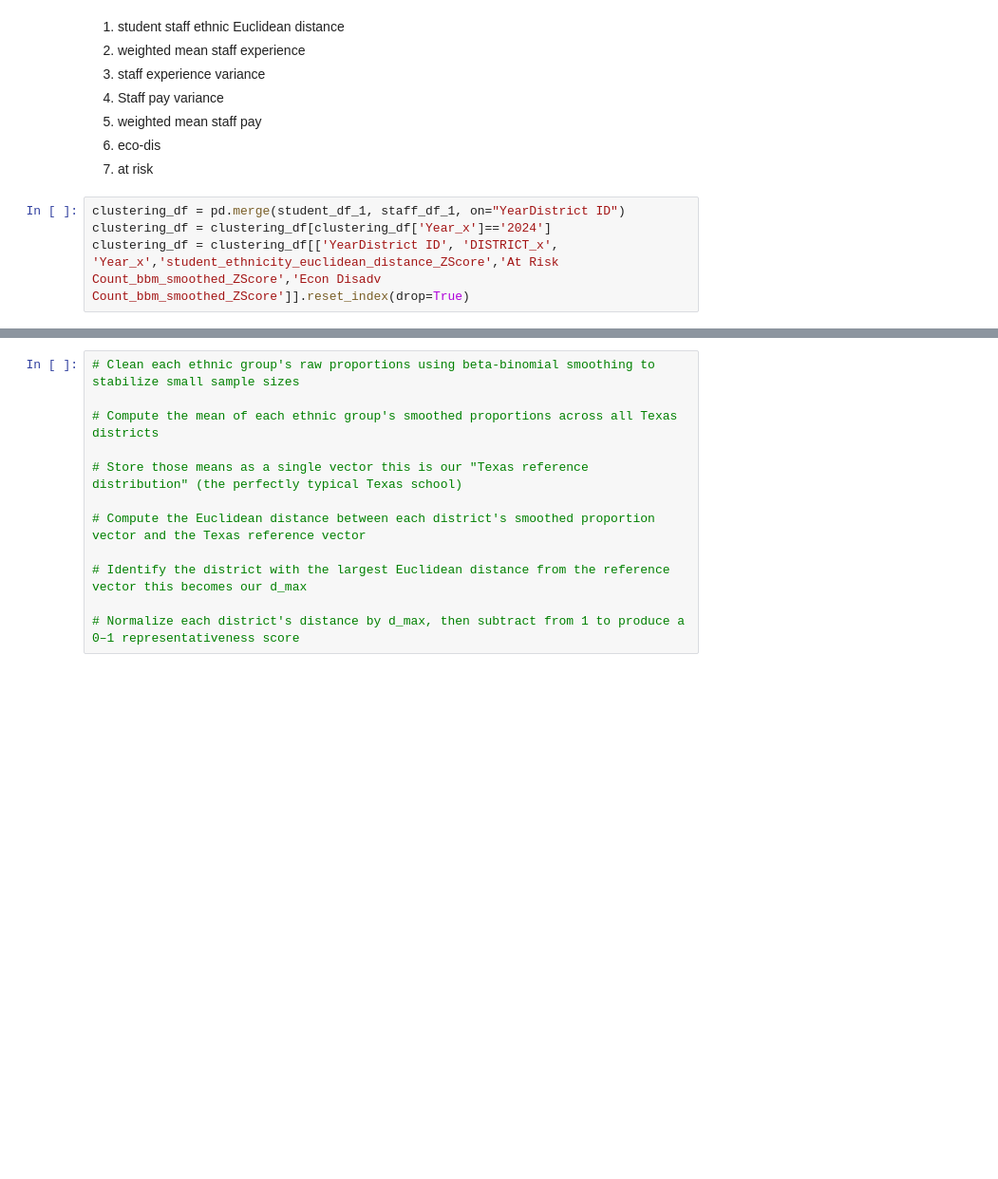
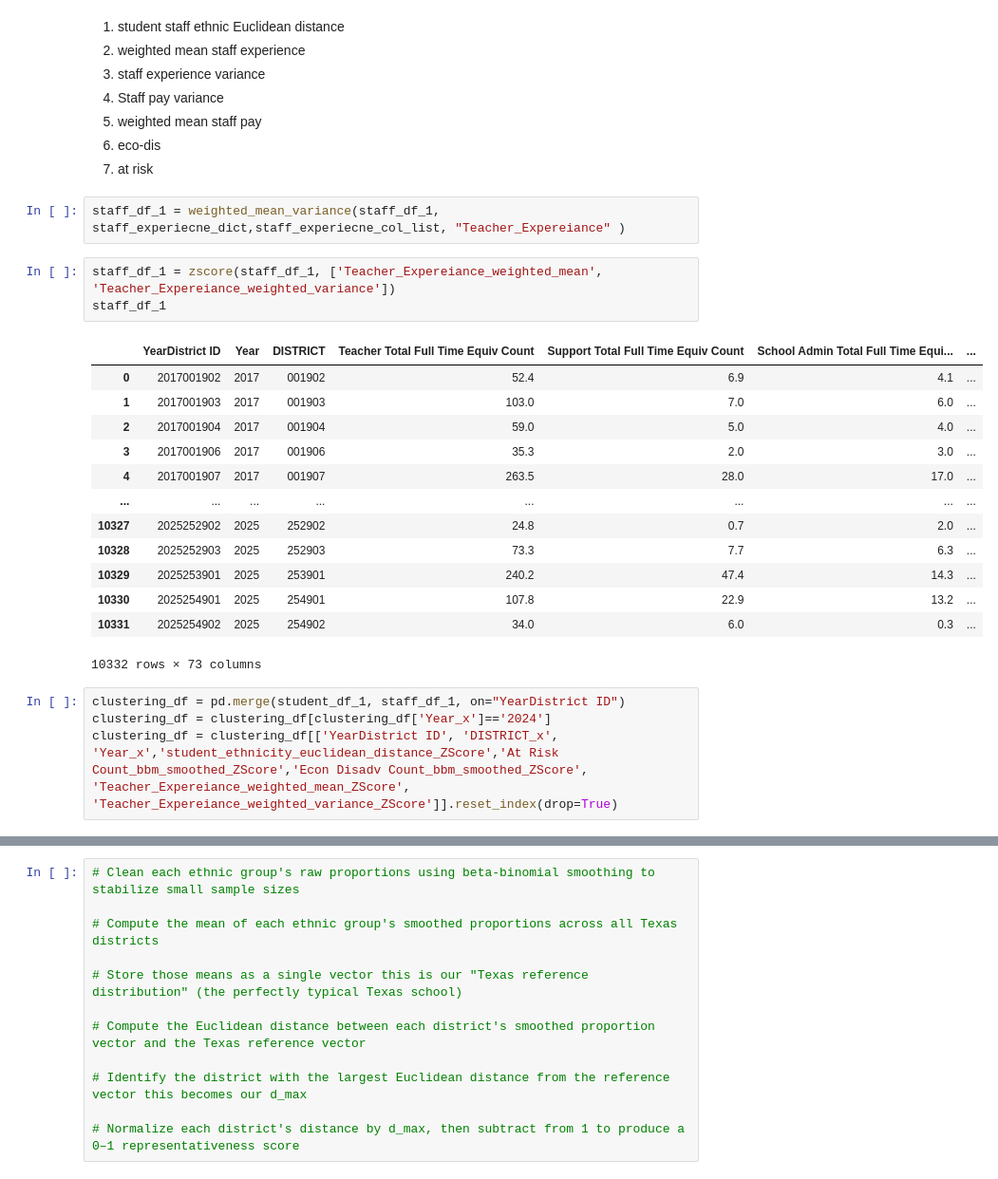
Before and after one commit to CristianS-D/Texas-Education-Data-Analysis, a Jupyter notebook: Clustering.ipynb, the cells around one changed output, grey strips where cells are left out. Shown at 95% size. Saved outputs shown, nothing was run; the diff lists cells and outputs as text; blank space fills up the shorter version.

```diff
--- a/Clustering.ipynb
+++ b/Clustering.ipynb
@@ -551,7 +624,26 @@ DBSCAN - (Density-Based Spatial Clustering of Applications with Noise)
 5) weighted mean staff pay
 6) eco-dis
 7) at risk
+# %%
+staff_df_1 = weighted_mean_variance(staff_df_1, staff_experiecne_dict,staff_experiecne_col_list, "Teacher_Expereiance" )
+# %%
+staff_df_1 = zscore(staff_df_1, ['Teacher_Expereiance_weighted_mean', 'Teacher_Expereiance_weighted_variance'])
+staff_df_1
+# %% [output]
+|  | YearDistrict ID | Year | DISTRICT | Teacher Total Full Time Equiv Count | Support Total Full Time Equiv Count | School Admin Total Full Time Equi... | ... |
+| 0 | 2017001902 | 2017 | 001902 | 52.4 | 6.9 | 4.1 | ... |
+| 1 | 2017001903 | 2017 | 001903 | 103.0 | 7.0 | 6.0 | ... |
+| 2 | 2017001904 | 2017 | 001904 | 59.0 | 5.0 | 4.0 | ... |
+| 3 | 2017001906 | 2017 | 001906 | 35.3 | 2.0 | 3.0 | ... |
+| 4 | 2017001907 | 2017 | 001907 | 263.5 | 28.0 | 17.0 | ... |
+| ... | ... | ... | ... | ... | ... | ... | ... |
+| 10327 | 2025252902 | 2025 | 252902 | 24.8 | 0.7 | 2.0 | ... |
+| 10328 | 2025252903 | 2025 | 252903 | 73.3 | 7.7 | 6.3 | ... |
+| 10329 | 2025253901 | 2025 | 253901 | 240.2 | 47.4 | 14.3 | ... |
+| 10330 | 2025254901 | 2025 | 254901 | 107.8 | 22.9 | 13.2 | ... |
+| 10331 | 2025254902 | 2025 | 254902 | 34.0 | 6.0 | 0.3 | ... |
+10332 rows × 73 columns
 # %%
 clustering_df = pd.merge(student_df_1, staff_df_1, on="YearDistrict ID")
 clustering_df = clustering_df[clustering_df['Year_x']=='2024']
-clustering_df = clustering_df[['YearDistrict ID', 'DISTRICT_x', 'Year_x','student_ethnicity_euclidean_distance_ZScore','At Risk Count_bbm_smoothed_ZScore','Econ Disadv Count_bbm_smoothed_ZScore']].reset_index(drop=True)
+clustering_df = clustering_df[['YearDistrict ID', 'DISTRICT_x', 'Year_x','student_ethnicity_euclidean_distance_ZScore','At Risk Count_bbm_smoothed_ZScore','Econ Disadv Count_bbm_smoothed_ZScore', 'Teacher_Expereiance_weighted_mean_ZScore', 'Teacher_Expereiance_weighted_variance_ZScore']].reset_index(drop=True)
```
Also changed, not shown: parts of 18 cells of this notebook.
